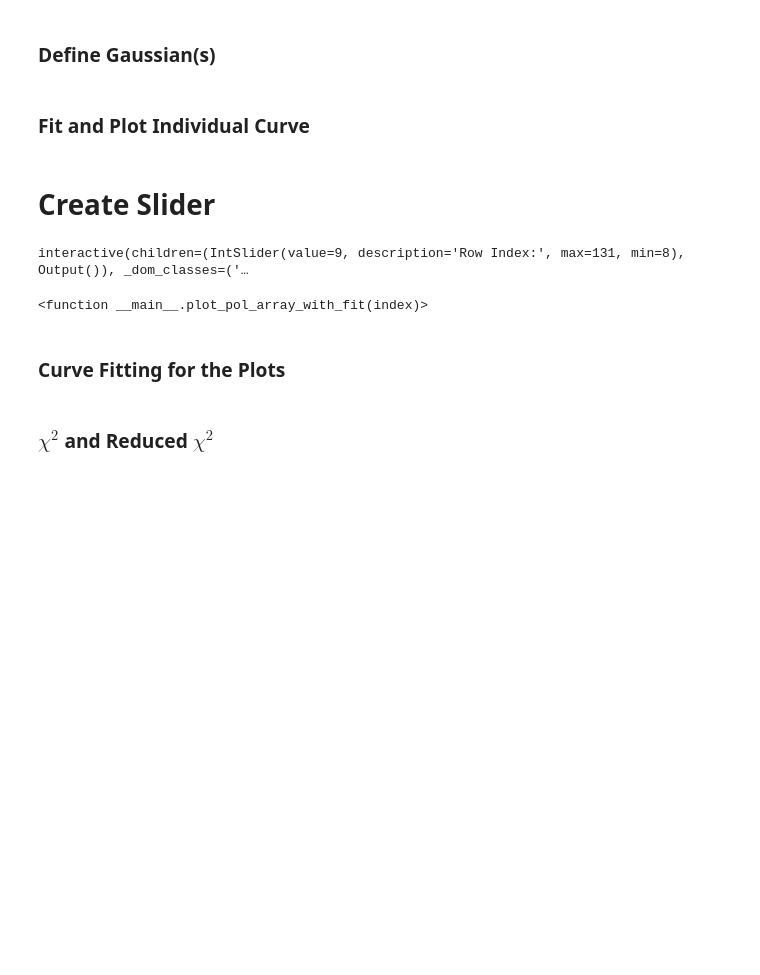
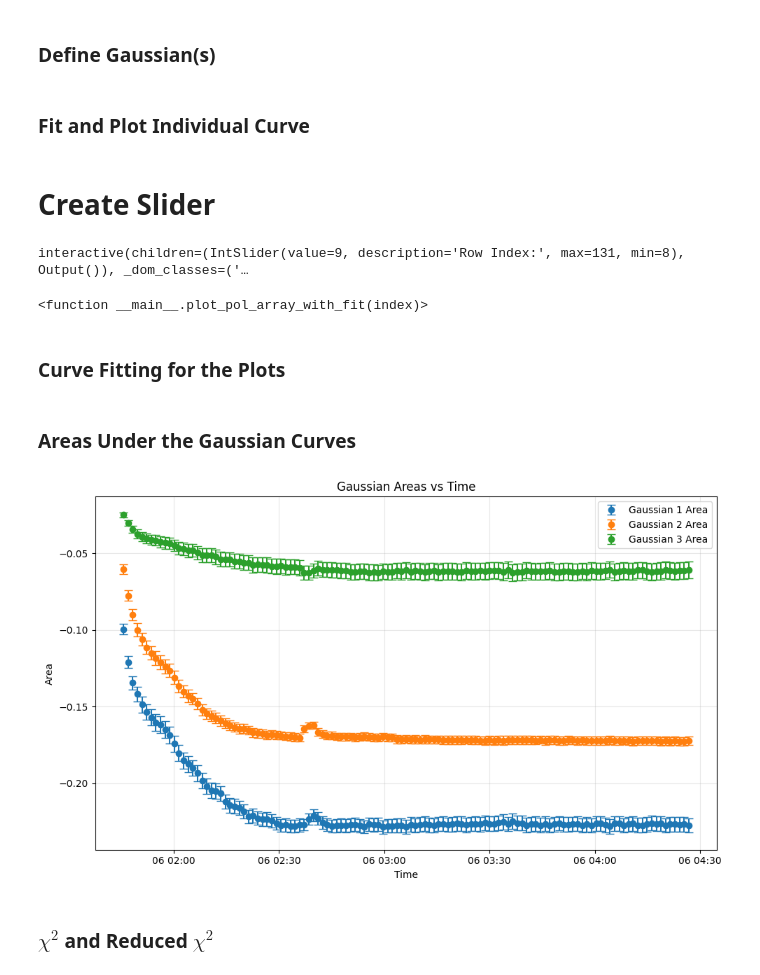
Before and after one commit to evan-toon/DNP, a Jupyter notebook: 3Gaussian_Vary_Freely.ipynb, the cells around one changed output. Drawn from its saved outputs; the diff is of its cells as text; code cells hidden in the pictures; blank space fills up the shorter version.

```diff
--- a/3Gaussian_Vary_Freely.ipynb
+++ b/3Gaussian_Vary_Freely.ipynb
@@ -20,6 +66,9 @@ df.set_index('stop_time', inplace=True)
 # %%
 # Store fit results
 fit_results = []
+
+# Store area results
+area_results = []
 
 # Make Time_steps list
 time = df['pol'].index
@@ -112,11 +161,6 @@ interactive(children=(IntSlider(value=9, description='Row Index:', max=131, min=
 # Setting upper and lower bounds to the fit
 lowbound = (-np.inf, -np.inf, 0, -np.inf, -np.inf, 0, -np.inf, -np.inf, 0)
 upbound = (np.inf, np.inf, np.inf, np.inf, np.inf, np.inf, np.inf, np.inf, np.inf,)
-
-# Calculating degrees of freedom for the reduced chi2
-num_observations = len(signal_array)
-num_parameters = len(popt)
-dof = num_observations - num_parameters
 
 #  Curve Fitting!
 for i in range(len(df)):
@@ -143,7 +187,7 @@ for i in range(len(df)):
             continue  # Skip unreliable fits
 
         chi2 = np.sum((residuals / sigma) ** 2)
-
+        dof = len(signal_array) - len(popt)
         reduced_chi2 = chi2 / dof
 
         fit_results.append({
@@ -160,3 +204,5 @@ for i in range(len(df)):
 
 # Convert fit results to DataFrame
 fit_df = pd.DataFrame(fit_results)
+# %% [markdown]
+### Areas Under the Gaussian Curves
@@ -163,3 +246,63 @@ fit_df = pd.DataFrame(fit_results)
+# %%
+# Filter fit_df to only include data after 1:45
+start_time = pd.to_datetime("2022-11-06 01:45:00").tz_localize("UTC")
+fit_df_late = fit_df[fit_df['time'] >= start_time]
+
+plt.figure(figsize=(10, 6))
+colors = ['tab:blue', 'tab:orange', 'tab:green']
+
+for j in range(3):
+    # Calculate the areas of each row
+    areas = fit_df_late.apply(
+        lambda row: (row['params'][j * 3] * row['params'][j * 3 + 2]) / 0.3989
+        if isinstance(row['params'], (list, np.ndarray)) else np.nan,
+        axis=1
+    )
+
+    # Calculate errors for each row and check if valid
+    area_errors = fit_df_late.apply(
+        lambda row: abs(
+            (row['params'][j * 3] * row['params'][j * 3 + 2]) / 0.3989 *
+            np.sqrt(
+                (row['errors'][j * 3] / row['params'][j * 3])**2 +
+                (row['errors'][j * 3 + 2] / row['params'][j * 3 + 2])**2
+            )
+        ) if (
+            isinstance(row['params'], (list, np.ndarray)) and
+            isinstance(row['errors'], (list, np.ndarray)) and
+            row['params'][j * 3] != 0 and
+            row['params'][j * 3 + 2] != 0 and
+            row['errors'][j * 3] > 0 and
+            row['errors'][j * 3 + 2] > 0
+        ) else np.nan,
+        axis=1
+    )
+
+    # Filters out extreme (inf) values
+    mask = (
+        areas.notna() &
+        area_errors.notna() &
+        (area_errors < 0.5) &       # Rids of large error bars
+        (~np.isinf(area_errors)) &
+        (~np.isinf(areas))
+    )
+
+    # Plot area with error bars
+    plt.errorbar(
+        fit_df_late['time'][mask], areas[mask], yerr=area_errors[mask],
+        fmt='o', capsize=4, label=f'Gaussian {j+1} Area', color=colors[j]
+    )
+
+# Plot
+plt.xlabel("Time")
+plt.ylabel("Area")
+plt.title("Gaussian Areas vs Time")
+plt.grid(True, alpha=0.3)
+plt.legend()
+plt.tight_layout()
+plt.show()
+# %% [output]
+[figure, added]
 # %% [markdown]
 ### $\chi^2$ and Reduced $\chi^2$
 # %%
```
Also changed, not shown: parts of 11 cells of this notebook.
